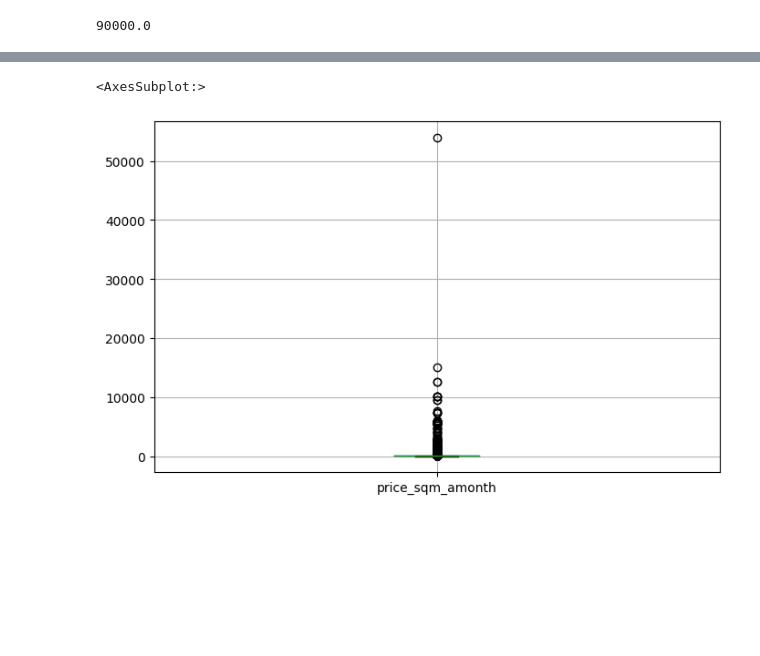
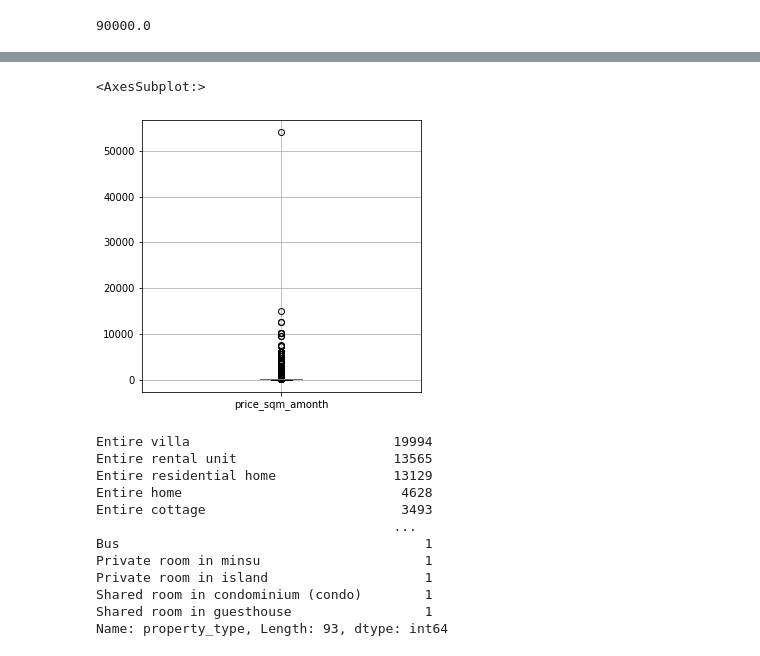
Before and after one commit to JaimeLeoz/w4-ETL-Project, a Jupyter notebook: ONLY_Main_for-EAD-1.ipynb, the cells around one changed output, grey strips where cells are left out. Drawn from its saved outputs; the diff is of its cells as text; code cells hidden in the pictures; blank space fills up the shorter version.

```diff
--- a/ONLY_Main_for-EAD-1.ipynb
+++ b/ONLY_Main_for-EAD-1.ipynb
@@ -100,5 +128,20 @@ stats.tail()
 # %%
-arbnb_sql2[['price_sqm_amonth']].boxplot(figsize=(8,5))
+arbnb_sql2[['price_sqm_amonth']].boxplot(figsize=(5,5))
 # %% [output]
 <AxesSubplot:>
-[figure, old version]
+[figure, new version]
+# %%
+arbnb_sql2.property_type.value_counts()
+# %% [output]
+Entire villa                          19994
+Entire rental unit                    13565
+Entire residential home               13129
+Entire home                            4628
+Entire cottage                         3493
+                                      ...
+Bus                                       1
+Private room in minsu                     1
+Private room in island                    1
+Shared room in condominium (condo)        1
+Shared room in guesthouse                 1
+Name: property_type, Length: 93, dtype: int64
```
Also changed, not shown: parts of 21 cells of this notebook, 1 other file.
